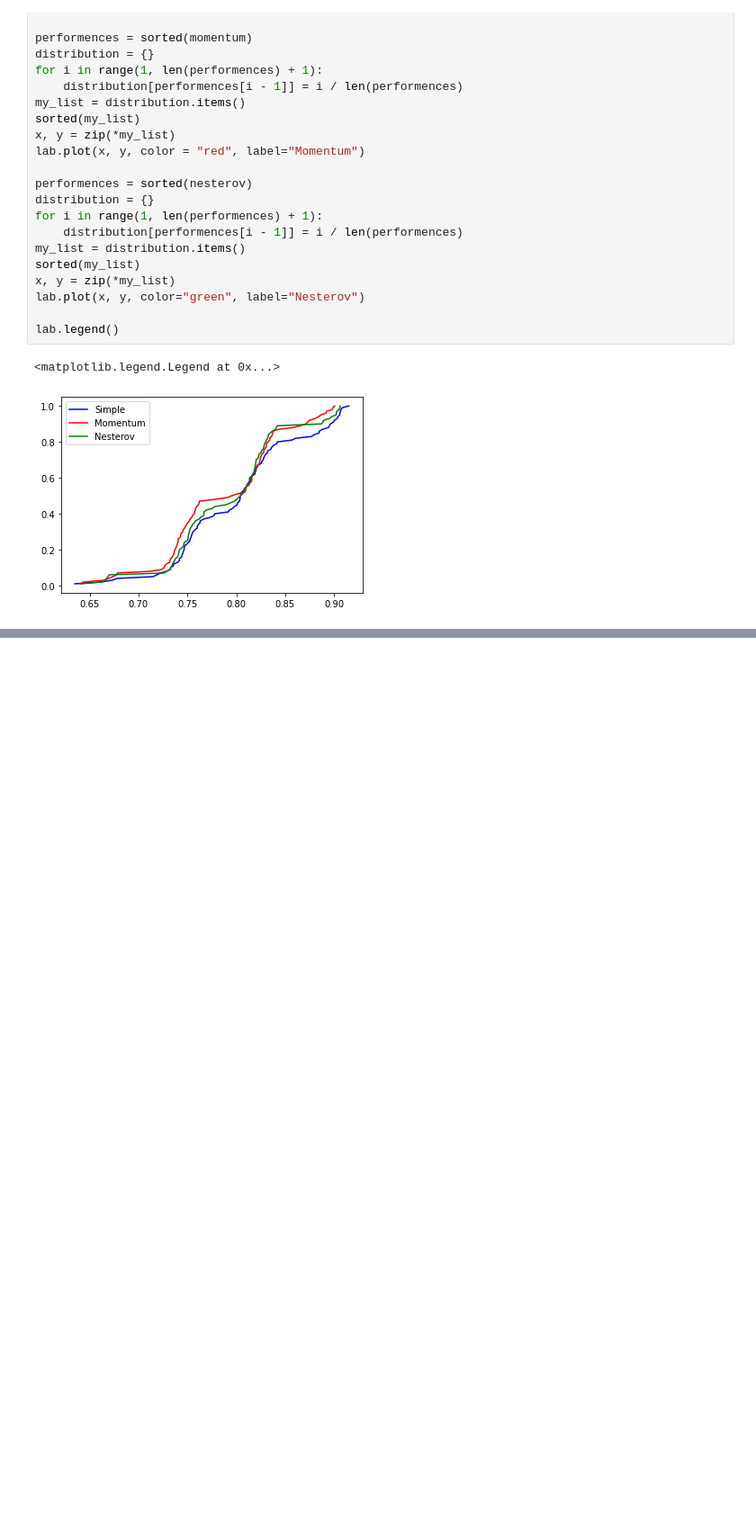
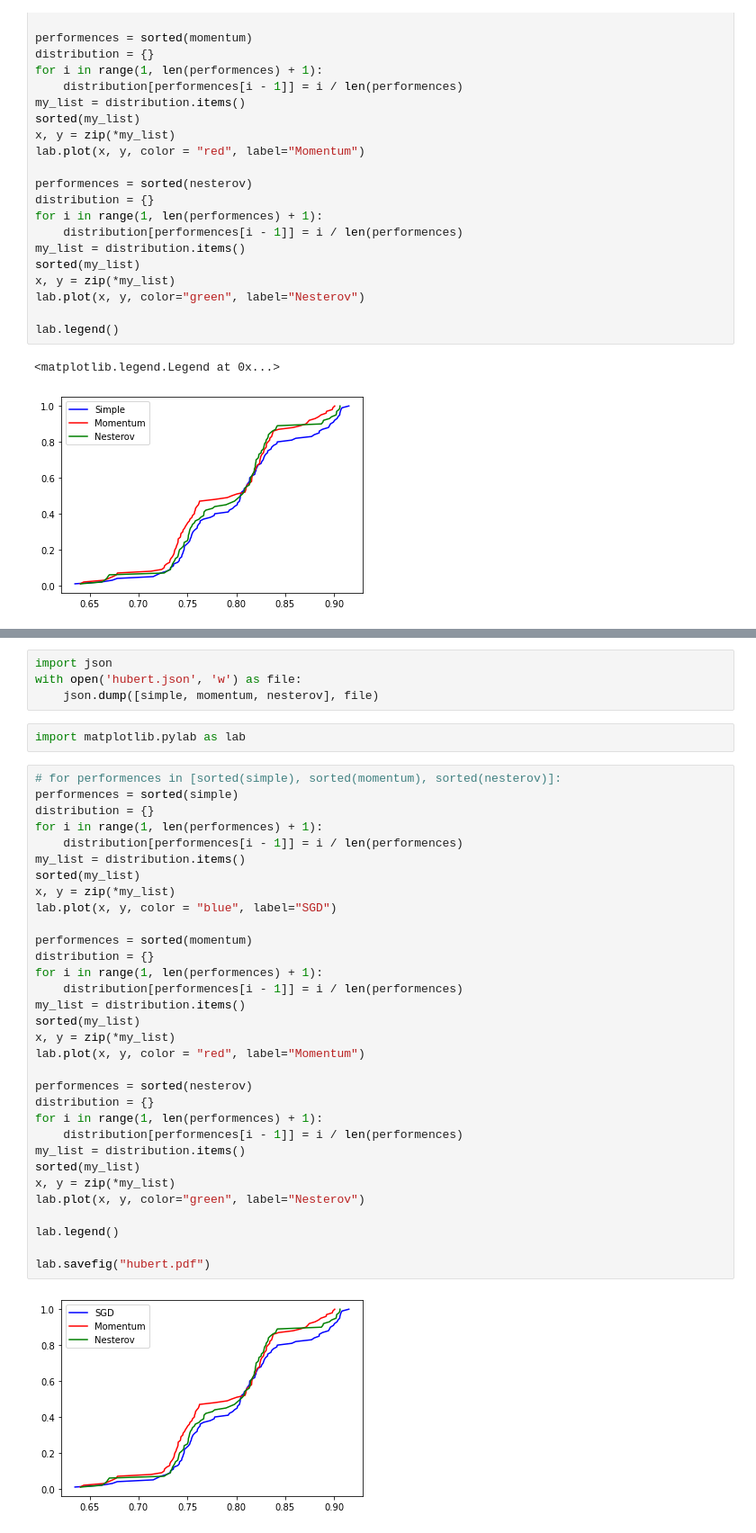
Before and after one commit to pavel-jaks/robust, a Jupyter notebook: Code/Hubert.ipynb, the cells around one changed output, grey strips where cells are left out. Shown: that part at 90% size. Saved outputs shown, nothing was run; the diff lists cells and outputs as text; blank space fills up the shorter version.

Commit message:
hubert save

```diff
--- a/Code/Hubert.ipynb
+++ b/Code/Hubert.ipynb
@@ -145,0 +172,40 @@ lab.legend()
+# %%
+import json
+with open('hubert.json', 'w') as file:
+    json.dump([simple, momentum, nesterov], file)
+# %%
+import matplotlib.pylab as lab
+# %%
+# for performences in [sorted(simple), sorted(momentum), sorted(nesterov)]:
+performences = sorted(simple)
+distribution = {}
+for i in range(1, len(performences) + 1):
+    distribution[performences[i - 1]] = i / len(performences)
+my_list = distribution.items()
+sorted(my_list)
+x, y = zip(*my_list)
+lab.plot(x, y, color = "blue", label="SGD")
+
+performences = sorted(momentum)
+distribution = {}
+for i in range(1, len(performences) + 1):
+    distribution[performences[i - 1]] = i / len(performences)
+my_list = distribution.items()
+sorted(my_list)
+x, y = zip(*my_list)
+lab.plot(x, y, color = "red", label="Momentum")
+
+performences = sorted(nesterov)
+distribution = {}
+for i in range(1, len(performences) + 1):
+    distribution[performences[i - 1]] = i / len(performences)
+my_list = distribution.items()
+sorted(my_list)
+x, y = zip(*my_list)
+lab.plot(x, y, color="green", label="Nesterov")
+
+lab.legend()
+
+lab.savefig("hubert.pdf")
+# %% [output]
+[figure, added]
```
Also changed, not shown: parts of 1 cell of this notebook, 9 other files.
